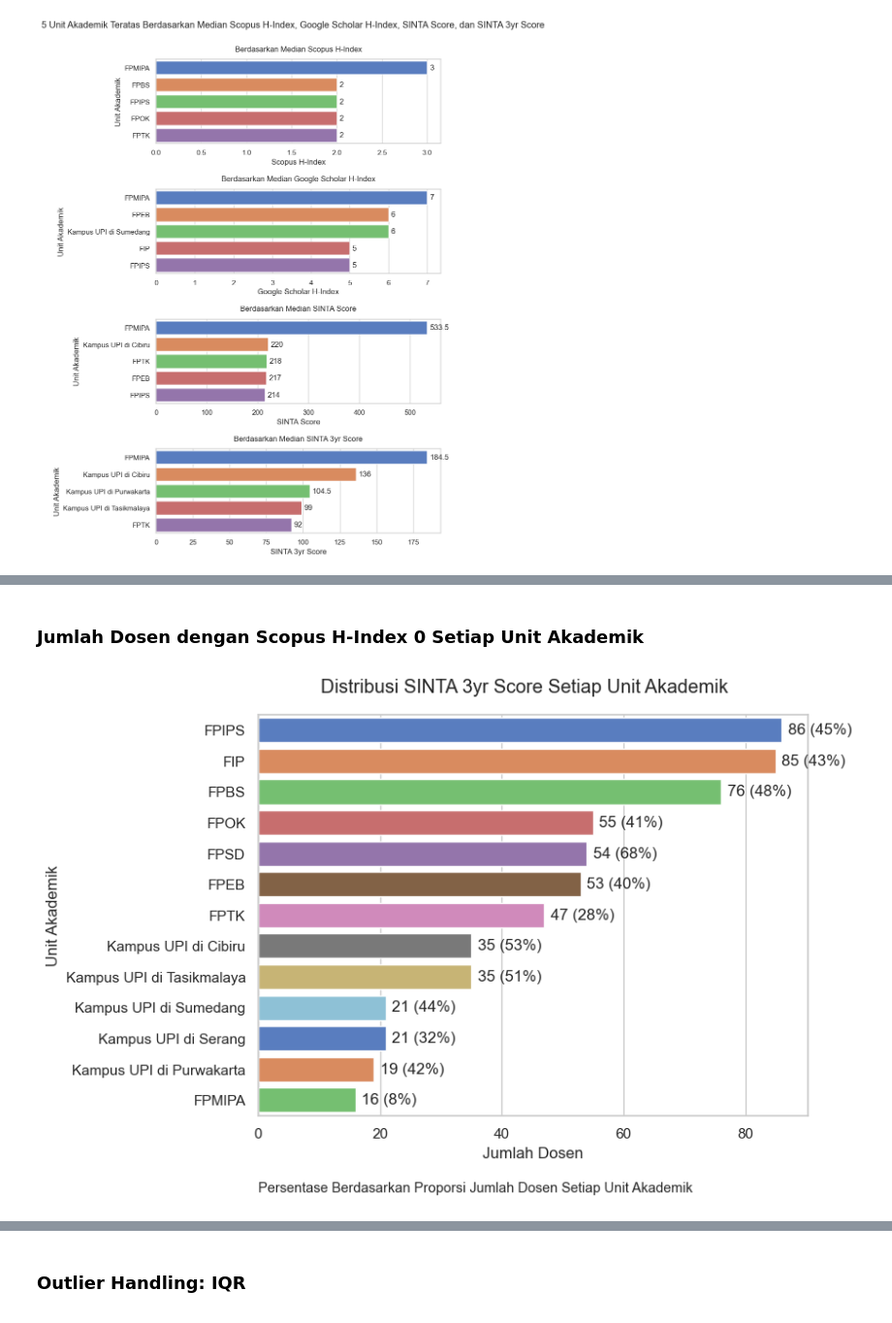
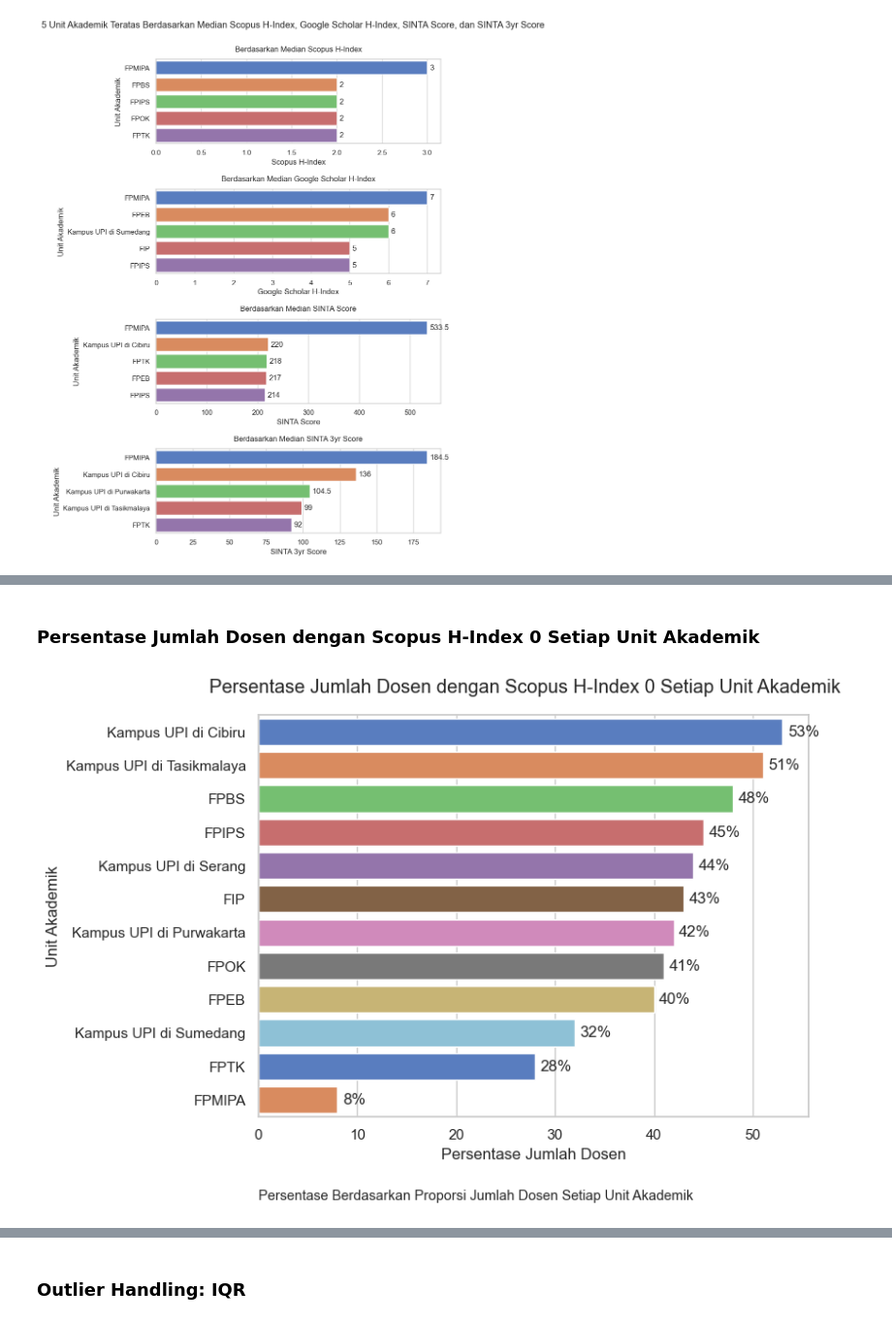
Before and after one commit to crypter7054/EDA-UPI-2022, a Jupyter notebook: Laporan SINTA 2023/EDA Unit Akademik 2023.ipynb, the cells around one changed output, grey strips where cells are left out. Shown at 97% size. Cells and saved outputs as stored; diff of their text form; code cells hidden in the pictures.

```diff
--- a/Laporan SINTA 2023/EDA Unit Akademik 2023.ipynb
+++ b/Laporan SINTA 2023/EDA Unit Akademik 2023.ipynb
@@ -574,0 +543,26 @@ Name: percent, dtype: object
+# %%
+def transform_zero_score(col, df):
+
+    df = df[df['fakultas'].str.contains('FPSD') == False]
+
+    df_zero = df[df[col] == 0]
+    zero_val = df_zero.groupby('fakultas')['nama'].count()
+    total_val = df.groupby('fakultas')['nama'].count()
+
+    df_zero = pd.DataFrame({'zero': zero_val, 'total': total_val})
+
+    df_zero['percent'] = df_zero.apply(lambda row: row['zero'] / row['total'] * 100, axis=1)
+    df_zero = df_zero.sort_values(by='zero', ascending=False)
+    percent = pd.Series(df_zero['percent']).map(lambda x: f'{x:.0f}')
+    percent = pd.DataFrame(percent)
+
+    percent['zero_val'] = zero_val
+    percent['percent'] = percent['percent'].astype(int)
+
+    percent = percent.sort_values(by='percent', ascending=False).reset_index()
+
+    return percent
+
+scopus_zero_percent = transform_zero_score('scopus_h_index', df)
+gs_zero_percent = transform_zero_score('gs_h_index', df)
+scopus_zero_percent
@@ -575,32 +583,28 @@ Name: percent, dtype: object
 # %%
 sns.set_theme(style="whitegrid")
 
-chart = 'Jumlah Dosen dengan Scopus H-Index 0 Setiap Unit Akademik'
+chart = 'Persentase Jumlah Dosen dengan Scopus H-Index 0 Setiap Unit Akademik'
 
 Markdown("""
 ### {title}
 """.format(title=chart))
 # %% [output]
 
-### Jumlah Dosen dengan Scopus H-Index 0 Setiap Unit Akademik
+### Persentase Jumlah Dosen dengan Scopus H-Index 0 Setiap Unit Akademik
 # %%
 plt.figure(figsize=(7.5, 5.5))
 plt.suptitle(f'{chart}', y=0.95)
 
-df_scopus_zero = df[df['scopus_h_index'] == 0]
+g = sns.barplot(x='percent', y='fakultas', data=scopus_zero_percent, palette='muted')
+g.set(ylabel='Unit Akademik', xlabel='Persentase Jumlah Dosen')
 
-g = sns.countplot(data=df_scopus_zero, y='fakultas', order=df_scopus_zero['fakultas'].value_counts().index, palette='muted')
-g.set(ylabel='Unit Akademik', xlabel='Jumlah Dosen')
+for container in g.containers:
+    g.bar_label(container, padding=4, fmt="%.0f%%")
 
-for i, container in enumerate(g.containers):
-    counts = [int(rect.get_width()) for rect in container]
-    for j, label in enumerate(scopus_zero_percent):
-        g.text(container[j].get_width() + 1, container[j].get_y() + container[j].get_height() / 2, f'{counts[j]} ({label})', ha='left', va='center')
-
-g.text(0, 15, 'Persentase Berdasarkan Proporsi Jumlah Dosen Setiap Unit Akademik', fontstyle="normal", fontweight="regular", fontsize=10.5)
+g.text(0, 14, 'Persentase Berdasarkan Proporsi Jumlah Dosen Setiap Unit Akademik', fontstyle="normal", fontweight="regular", fontsize=10.5)
 plt.show()
 # %% [output]
-[figure, old version]
+[figure, new version]
 # %%
 sns.set_theme(style="whitegrid")
 
```
Also changed, not shown: parts of 8 cells of this notebook.
